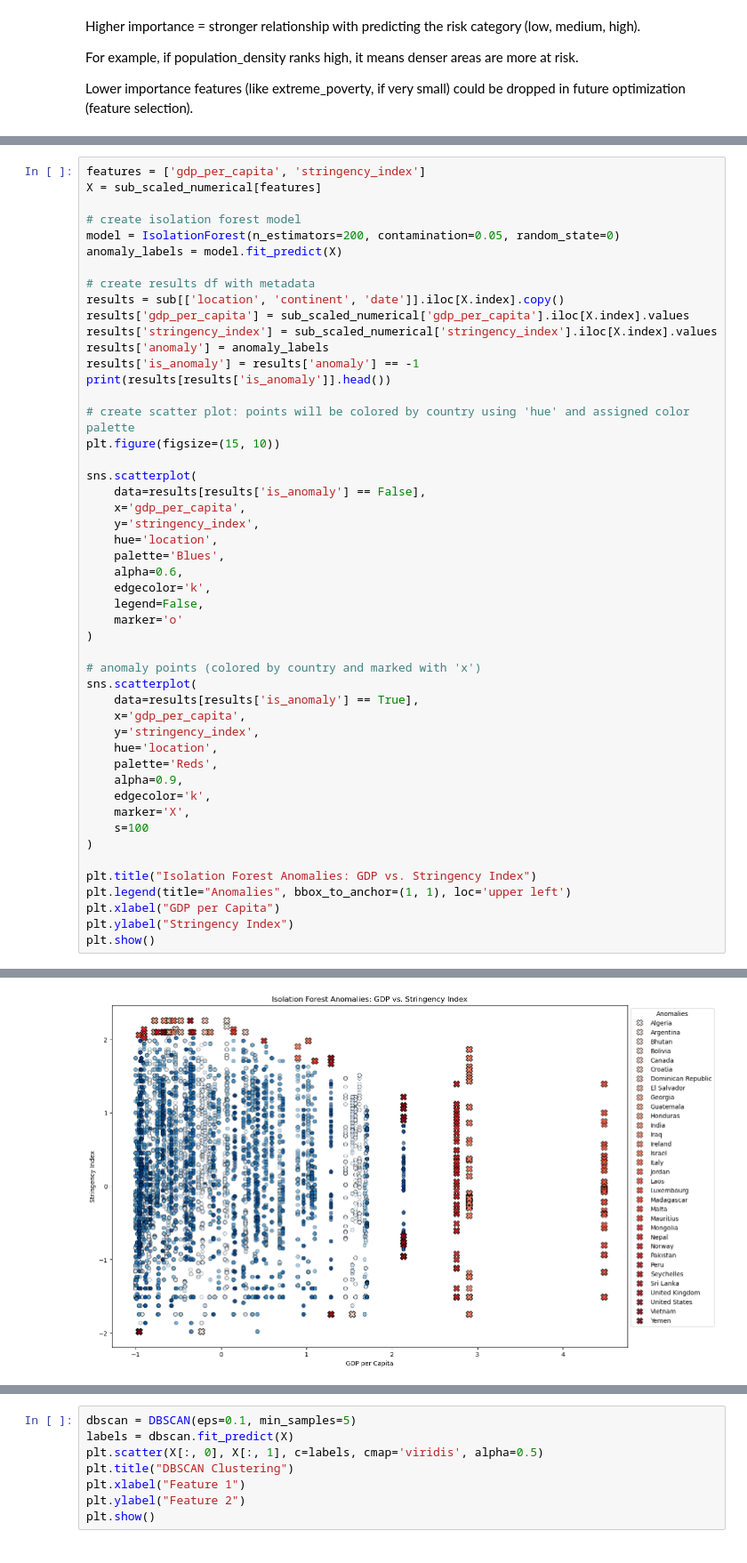
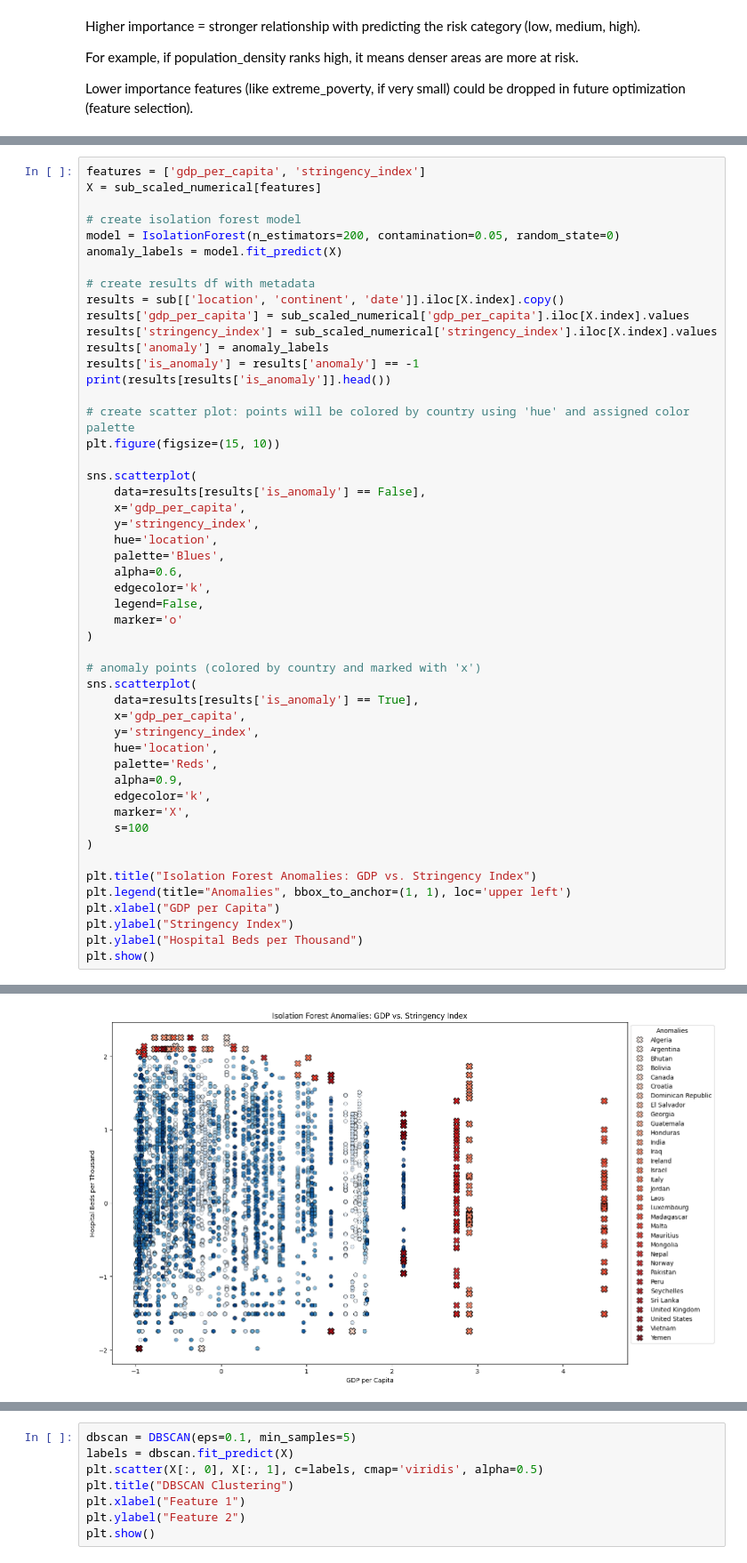
Before and after one commit to 222josey/DS1-Group-Project, a Jupyter notebook: ds1gp (1).ipynb, the cells around one changed output, grey strips where cells are left out. Shown at 89% size. Drawn from its saved outputs; the diff is of its cells as text.

```diff
--- a/ds1gp (1).ipynb
+++ b/ds1gp (1).ipynb
@@ -582,31 +578,32 @@ sns.scatterplot(
     data=results[results['is_anomaly'] == True],
     x='gdp_per_capita',
     y='stringency_index',
     hue='location',
     palette='Reds',
     alpha=0.9,
     edgecolor='k',
     marker='X',
     s=100
 )
 
 plt.title("Isolation Forest Anomalies: GDP vs. Stringency Index")
 plt.legend(title="Anomalies", bbox_to_anchor=(1, 1), loc='upper left')
 plt.xlabel("GDP per Capita")
 plt.ylabel("Stringency Index")
+plt.ylabel("Hospital Beds per Thousand")
 plt.show()
 # %% [output]
     location continent       date  gdp_per_capita  stringency_index  anomaly  \
 616  Algeria    Africa 2022-10-30       -0.227704         -1.981938       -1
 617  Algeria    Africa 2022-11-06       -0.227704         -1.981938       -1
 618  Algeria    Africa 2022-11-13       -0.227704         -1.981938       -1
 619  Algeria    Africa 2022-11-20       -0.227704         -1.981938       -1
 620  Algeria    Africa 2022-11-27       -0.227704         -1.981938       -1
 
      is_anomaly
 616        True
 617        True
 618        True
 619        True
 620        True
-[figure, old version]
+[figure, new version]
```
Also changed, not shown: parts of 11 cells of this notebook, 1 other file.
